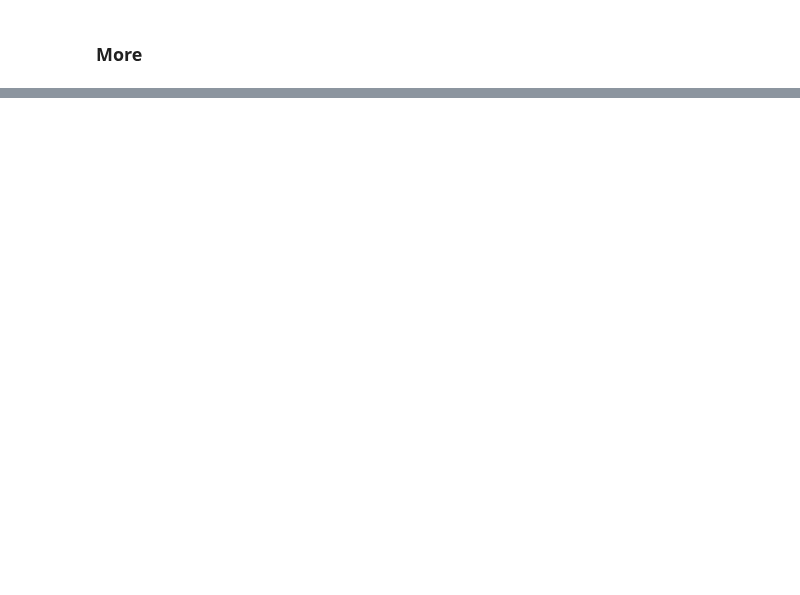
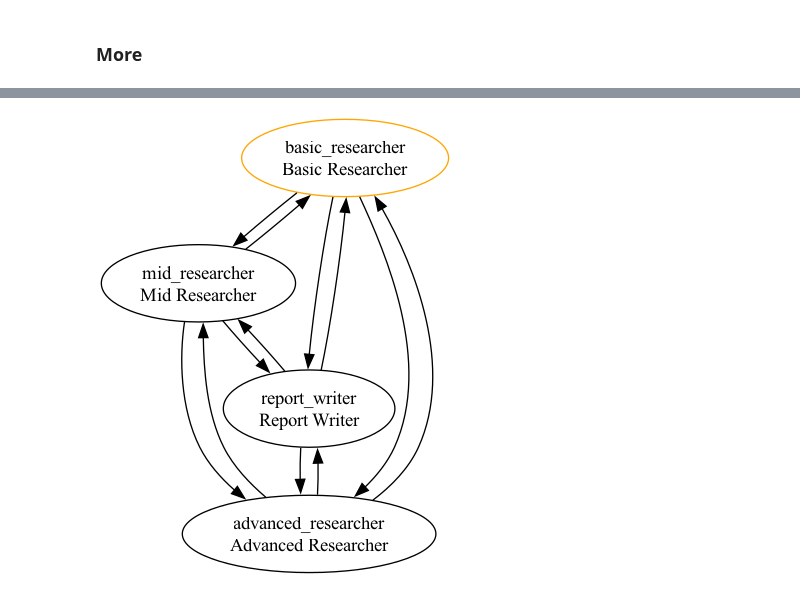
Before and after one commit to ZJCODE/Multi-Agent-Framework, a Jupyter notebook: examples/003 task.ipynb, the cells around one changed output, grey strips where cells are left out. Saved outputs shown, nothing was run; the diff lists cells and outputs as text; code cells hidden in the pictures; blank space fills up the shorter version.

```diff
--- a/examples/003 task.ipynb
+++ b/examples/003 task.ipynb
@@ -133,46 +139,47 @@ If you have any special requests or need further assistance, feel free to reach
 # %% [markdown]
 ### More
 # %%
-# # load the environment variables
-# load_dotenv()
-# # create a model client
-# model_client = OpenAI()
-# # create an environment
-# env = Env(
-#     description="You are a group of researchers working on a project. Now is December 2024",
-#     members=[
-#         Agent(name="basic_researcher",
-#                 role="Basic Researcher",
-#                 description="Transfer to me if you need help with basic research.",
-#                 persona="You are a basic researcher who can do basic research on any topic.",
-#                 model_client=model_client,
-#                 tools=[web_search],
-#                 verbose=True),
+# load the environment variables
+load_dotenv()
+# create a model client
+model_client = OpenAI()
+# create an environment
+env = Env(
+    description="You are a group of researchers working on a project.Now is December 2024",
+    members=[
+        Agent(name="basic_researcher",
+                role="Basic Researcher",
+                description="Transfer to me if you need help with basic research or in the early stages of research.",
+                persona="You are a basic researcher who can do basic research on any topic.",
+                model_client=model_client,
+                tools=[web_search],
+                verbose=True),
 
-#         Agent(name="mid_researcher",
-#                 role="Mid Researcher",
-#                 description="Transfer to me if you have done some basic research and need help with mid-level research.",
-#                 persona="You are a mid-level researcher who can do mid-level research on any topic.",
-#                 model_client=model_client,
-#                 tools=[web_search],
-#                 verbose=True),
+        Agent(name="mid_researcher",
+                role="Mid Researcher",
+                description="Transfer to me if you have done some basic research and need help with mid-level research. ",
+                persona="You are a mid-level researcher who can do mid-level research on any topic.",
+                model_client=model_client,
+                tools=[web_search],
+                verbose=True),
 
-#         Agent(name="advanced_researcher",
-#                 role="Advanced Researcher",
-#                 description="Transfer to me if you have done some mid-level research and need help with advanced research.",
-#                 persona="You are an advanced researcher who can do advanced research on any topic.",
-#                 model_client=model_client,
-#                 tools=[web_search],
-#                 verbose=True),
+        Agent(name="advanced_researcher",
+                role="Advanced Researcher",
+                description="Transfer to me if you have done some mid-level research and need help with advanced research.",
+                persona="You are an advanced researcher who can do advanced research on any topic.",
+                model_client=model_client,
+                tools=[web_search],
+                verbose=True),
 
-#       Agent(name="report_writer",
-#                   role="Report Writer",
-#                   description="Transfer to me if you need help with writing reports.",
-#                   persona="You are a report writer who can write reports on any topic.",
-#                   model_client=model_client,
-#                   verbose=True),
-#     ]
-# )
-# # create a group of agents
-# g = Group(env=env,model_client=model_client,verbose=True)
-# Image(g.draw_relations())
+      Agent(name="report_writer",
+                  role="Report Writer",
+                  description="Transfer to me if you need help with writing reports.",
+                  persona="You are a report writer who can write reports on any topic.",
+                  model_client=model_client,
+                  verbose=True),
+    ]
+)
+# create a group of agents
+g = Group(env=env,model_client=model_client,verbose=True)
+Image(g.draw_relations())
+# %% [output]
@@ -179 +189,2 @@ If you have any special requests or need further assistance, feel free to reach
+[figure, added]
 # %%
```
Also changed, not shown: parts of 4 cells of this notebook, 2 other files.
